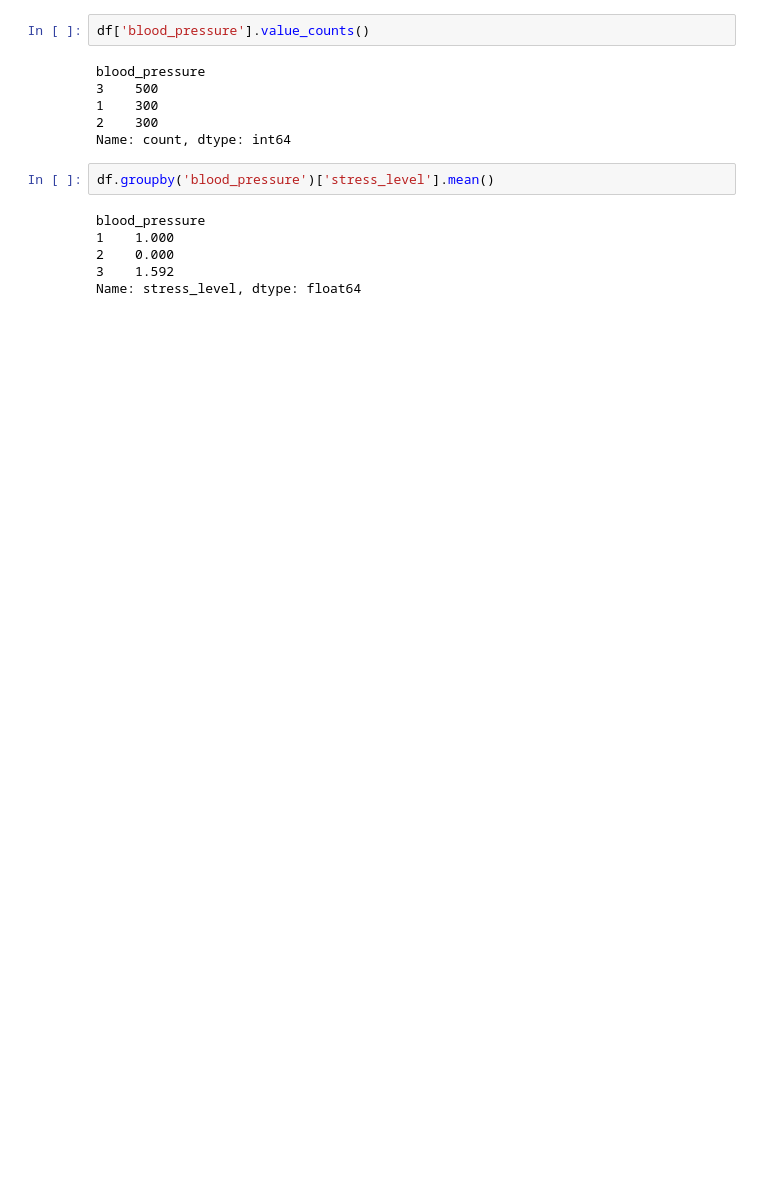
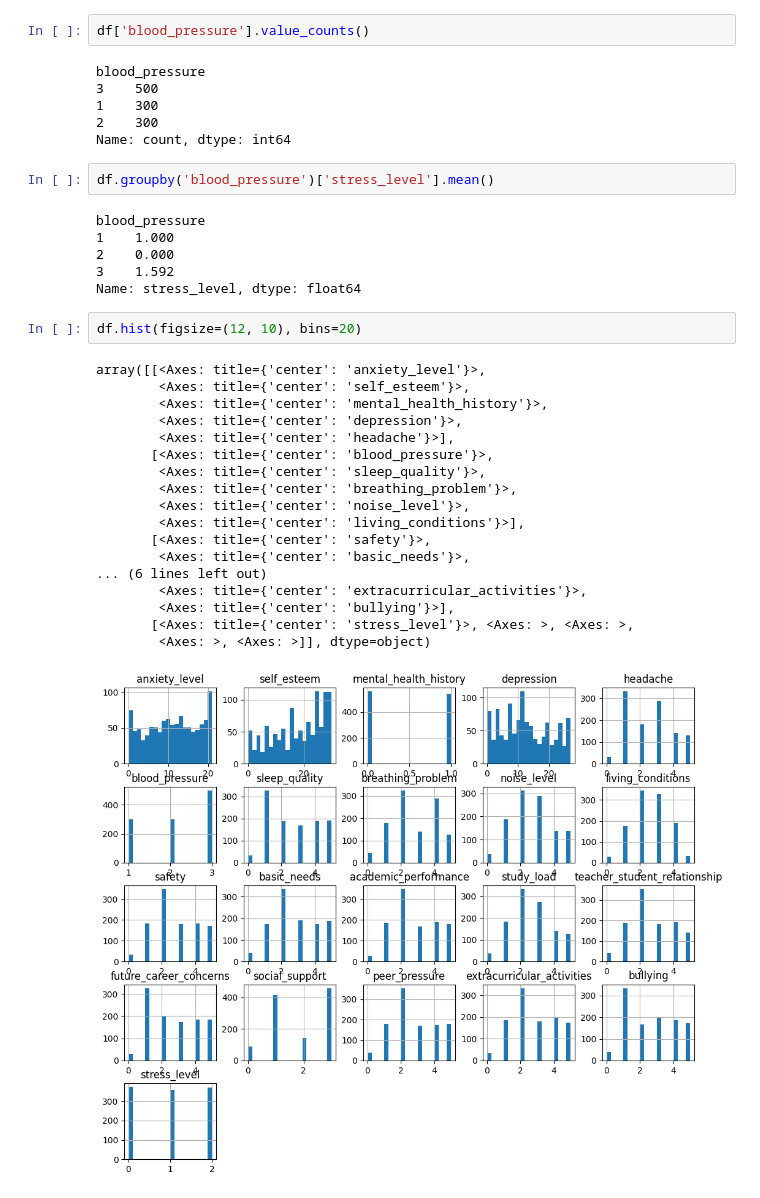
Before and after one commit to stud-mon/stud-mon, a Jupyter notebook: notebooks/data_exploration.ipynb, the cells around one changed output. Cells and saved outputs as stored; diff of their text form; blank space fills up the shorter version.

```diff
--- a/notebooks/data_exploration.ipynb
+++ b/notebooks/data_exploration.ipynb
@@ -75,3 +76,24 @@ blood_pressure
 2    0.000
 3    1.592
 Name: stress_level, dtype: float64
+# %%
+df.hist(figsize=(12, 10), bins=20)
+# %% [output]
+array([[<Axes: title={'center': 'anxiety_level'}>,
+        <Axes: title={'center': 'self_esteem'}>,
+        <Axes: title={'center': 'mental_health_history'}>,
+        <Axes: title={'center': 'depression'}>,
+        <Axes: title={'center': 'headache'}>],
+       [<Axes: title={'center': 'blood_pressure'}>,
+        <Axes: title={'center': 'sleep_quality'}>,
+        <Axes: title={'center': 'breathing_problem'}>,
+        <Axes: title={'center': 'noise_level'}>,
+        <Axes: title={'center': 'living_conditions'}>],
+       [<Axes: title={'center': 'safety'}>,
+        <Axes: title={'center': 'basic_needs'}>,
+... (6 lines left out)
+        <Axes: title={'center': 'extracurricular_activities'}>,
+        <Axes: title={'center': 'bullying'}>],
+       [<Axes: title={'center': 'stress_level'}>, <Axes: >, <Axes: >,
+        <Axes: >, <Axes: >]], dtype=object)
+[figure, added]
```
Also changed, not shown: parts of 3 cells of this notebook.
